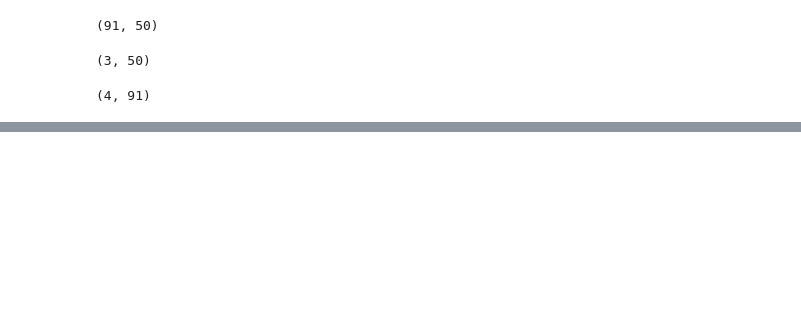
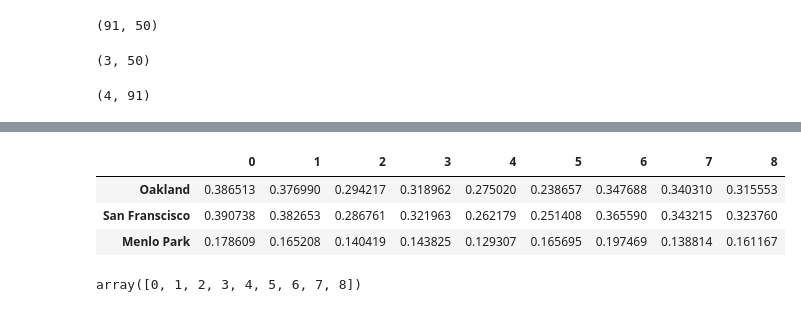
Before and after one commit to akhiljalan/ctsp-open-data, a Jupyter notebook: CTSP/code/glove-tag-comparison.ipynb, the cells around one changed output, grey strips where cells are left out. Saved outputs shown, nothing was run; the diff lists cells and outputs as text; code cells hidden in the pictures; blank space fills up the shorter version.

```diff
--- a/CTSP/code/glove-tag-comparison.ipynb
+++ b/CTSP/code/glove-tag-comparison.ipynb
@@ -277,0 +546,14 @@ np.size(np.random.randn(5, 5, 5))
+# %%
+score_data_df = pd.DataFrame(data=np.vstack((oakland_scores, sf_scores, menlo_scores)),
+             index=['Oakland', 'San Franscisco', 'Menlo Park'])
+# %%
+score_data_df
+# %% [output]
+|  | 0 | 1 | 2 | 3 | 4 | 5 | 6 | 7 | 8 |
+| Oakland | 0.386513 | 0.376990 | 0.294217 | 0.318962 | 0.275020 | 0.238657 | 0.347688 | 0.340310 | 0.315553 |
+| San Franscisco | 0.390738 | 0.382653 | 0.286761 | 0.321963 | 0.262179 | 0.251408 | 0.365590 | 0.343215 | 0.323760 |
+| Menlo Park | 0.178609 | 0.165208 | 0.140419 | 0.143825 | 0.129307 | 0.165695 | 0.197469 | 0.138814 | 0.161167 |
+# %%
+score_data_df.columns.values
+# %% [output]
+array([0, 1, 2, 3, 4, 5, 6, 7, 8])
```
Also changed, not shown: parts of 62 cells of this notebook, 6 other files.
